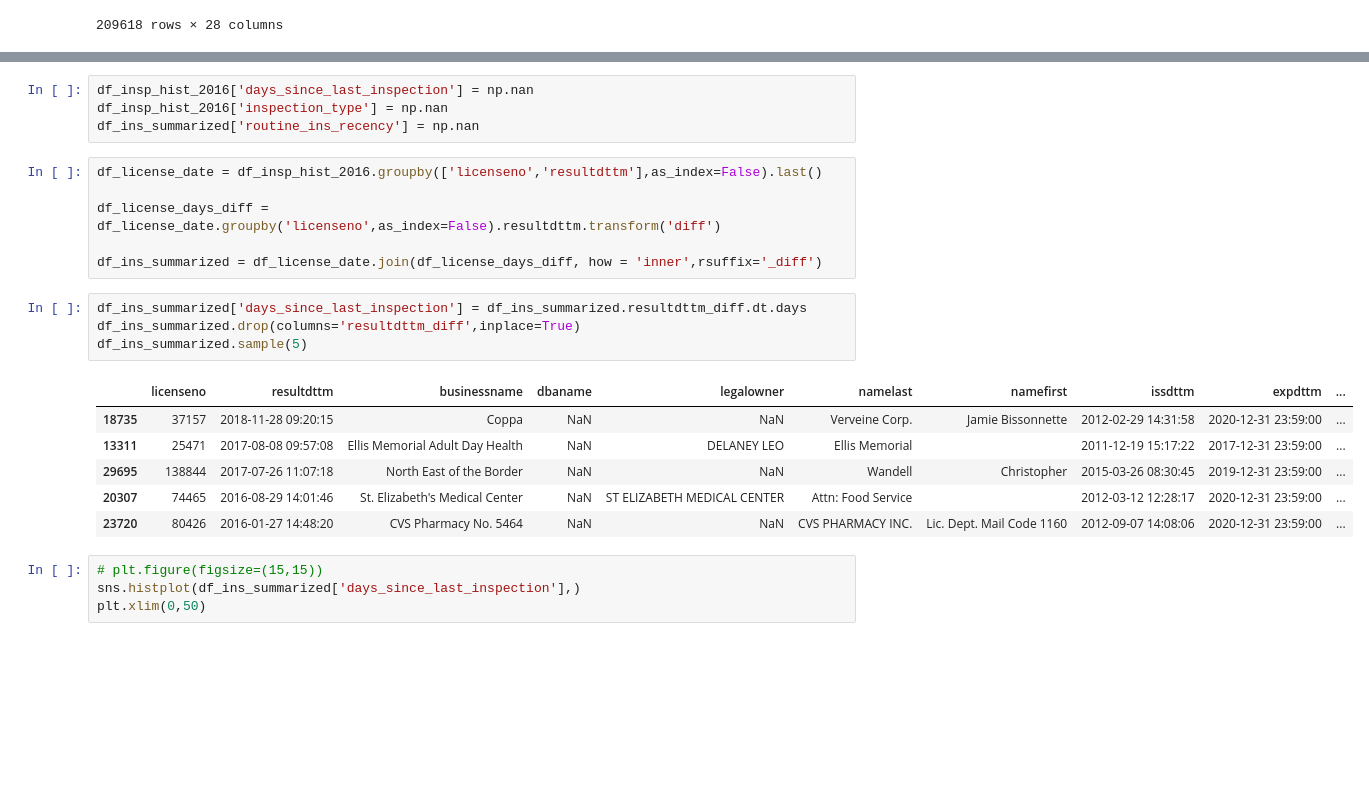
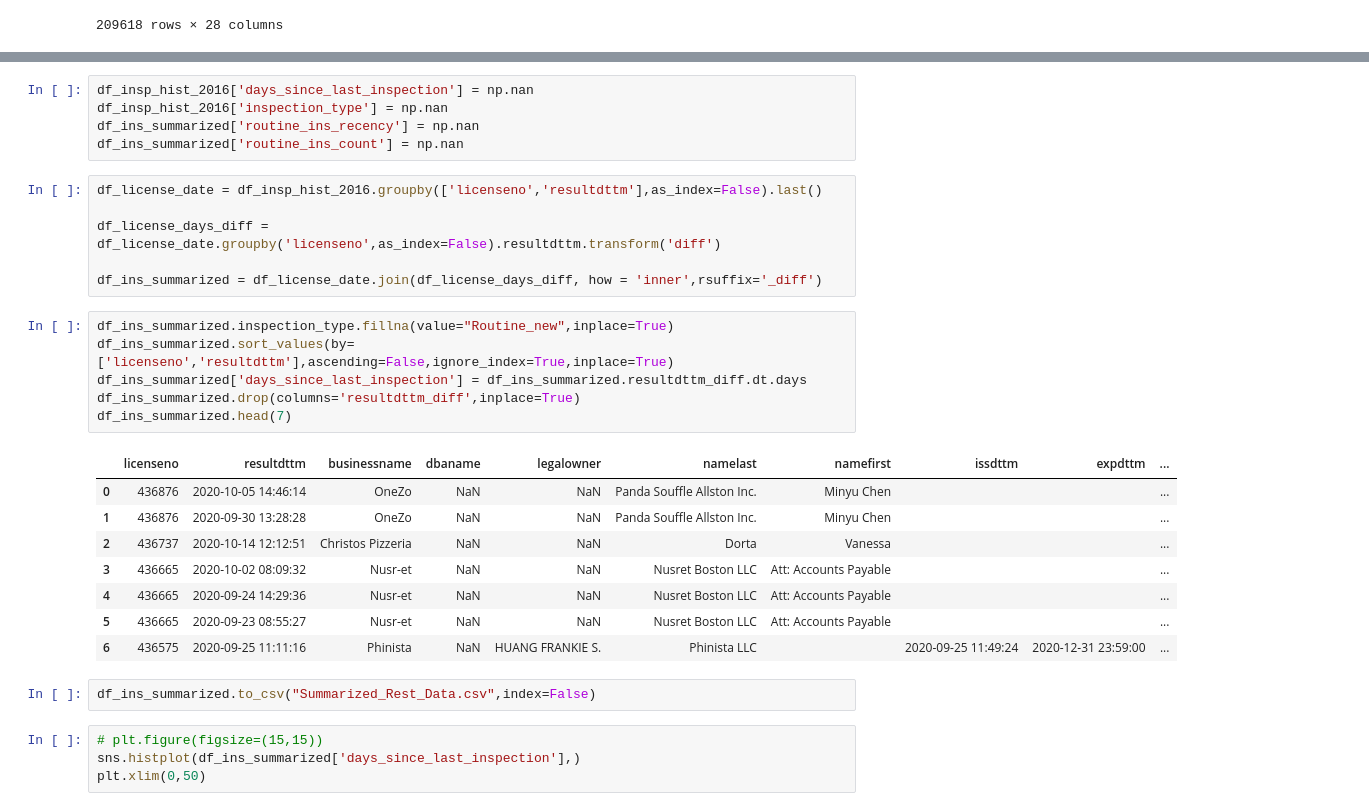
Before and after one commit to navish92/Restaurant_Inspections, a Jupyter notebook: Reshaping_Inspection_Data.ipynb, the cells around one changed output, grey strips where cells are left out. Cells and saved outputs as stored; diff of their text form; blank space fills up the shorter version.

```diff
--- a/Reshaping_Inspection_Data.ipynb
+++ b/Reshaping_Inspection_Data.ipynb
@@ -85,6 +87,7 @@ To transform the table, and extract target features, the following steps will be
 df_insp_hist_2016['days_since_last_inspection'] = np.nan
 df_insp_hist_2016['inspection_type'] = np.nan
 df_ins_summarized['routine_ins_recency'] = np.nan
+df_ins_summarized['routine_ins_count'] = np.nan
 # %%
 df_license_date = df_insp_hist_2016.groupby(['licenseno','resultdttm'],as_index=False).last()
 
@@ -92,16 +95,22 @@ df_license_days_diff = df_license_date.groupby('licenseno',as_index=False).resul
 
 df_ins_summarized = df_license_date.join(df_license_days_diff, how = 'inner',rsuffix='_diff')
 # %%
+df_ins_summarized.inspection_type.fillna(value="Routine_new",inplace=True)
+df_ins_summarized.sort_values(by=['licenseno','resultdttm'],ascending=False,ignore_index=True,inplace=True)
 df_ins_summarized['days_since_last_inspection'] = df_ins_summarized.resultdttm_diff.dt.days
 df_ins_summarized.drop(columns='resultdttm_diff',inplace=True)
-df_ins_summarized.sample(5)
+df_ins_summarized.head(7)
 # %% [output]
 |  | licenseno | resultdttm | businessname | dbaname | legalowner | namelast | namefirst | issdttm | expdttm | ... |
-| 18735 | 37157 | 2018-11-28 09:20:15 | Coppa | NaN | NaN | Verveine Corp. | Jamie Bissonnette | 2012-02-29 14:31:58 | 2020-12-31 23:59:00 | ... |
-| 13311 | 25471 | 2017-08-08 09:57:08 | Ellis Memorial Adult Day Health | NaN | DELANEY LEO | Ellis Memorial |  | 2011-12-19 15:17:22 | 2017-12-31 23:59:00 | ... |
-| 29695 | 138844 | 2017-07-26 11:07:18 | North East of the Border | NaN | NaN | Wandell | Christopher | 2015-03-26 08:30:45 | 2019-12-31 23:59:00 | ... |
-| 20307 | 74465 | 2016-08-29 14:01:46 | St. Elizabeth's Medical Center | NaN | ST ELIZABETH MEDICAL CENTER | Attn: Food Service |  | 2012-03-12 12:28:17 | 2020-12-31 23:59:00 | ... |
-| 23720 | 80426 | 2016-01-27 14:48:20 | CVS Pharmacy No. 5464 | NaN | NaN | CVS PHARMACY INC. | Lic. Dept. Mail Code 1160 | 2012-09-07 14:08:06 | 2020-12-31 23:59:00 | ... |
+| 0 | 436876 | 2020-10-05 14:46:14 | OneZo | NaN | NaN | Panda Souffle Allston Inc. | Minyu Chen |  |  | ... |
+| 1 | 436876 | 2020-09-30 13:28:28 | OneZo | NaN | NaN | Panda Souffle Allston Inc. | Minyu Chen |  |  | ... |
+| 2 | 436737 | 2020-10-14 12:12:51 | Christos Pizzeria | NaN | NaN | Dorta | Vanessa |  |  | ... |
+| 3 | 436665 | 2020-10-02 08:09:32 | Nusr-et | NaN | NaN | Nusret Boston LLC | Att: Accounts Payable |  |  | ... |
+| 4 | 436665 | 2020-09-24 14:29:36 | Nusr-et | NaN | NaN | Nusret Boston LLC | Att: Accounts Payable |  |  | ... |
+| 5 | 436665 | 2020-09-23 08:55:27 | Nusr-et | NaN | NaN | Nusret Boston LLC | Att: Accounts Payable |  |  | ... |
+| 6 | 436575 | 2020-09-25 11:11:16 | Phinista | NaN | HUANG FRANKIE S. | Phinista LLC |  | 2020-09-25 11:49:24 | 2020-12-31 23:59:00 | ... |
+# %%
+df_ins_summarized.to_csv("Summarized_Rest_Data.csv",index=False)
 # %%
 # plt.figure(figsize=(15,15))
 sns.histplot(df_ins_summarized['days_since_last_inspection'],)
```
Also changed, not shown: parts of 20 cells of this notebook.
